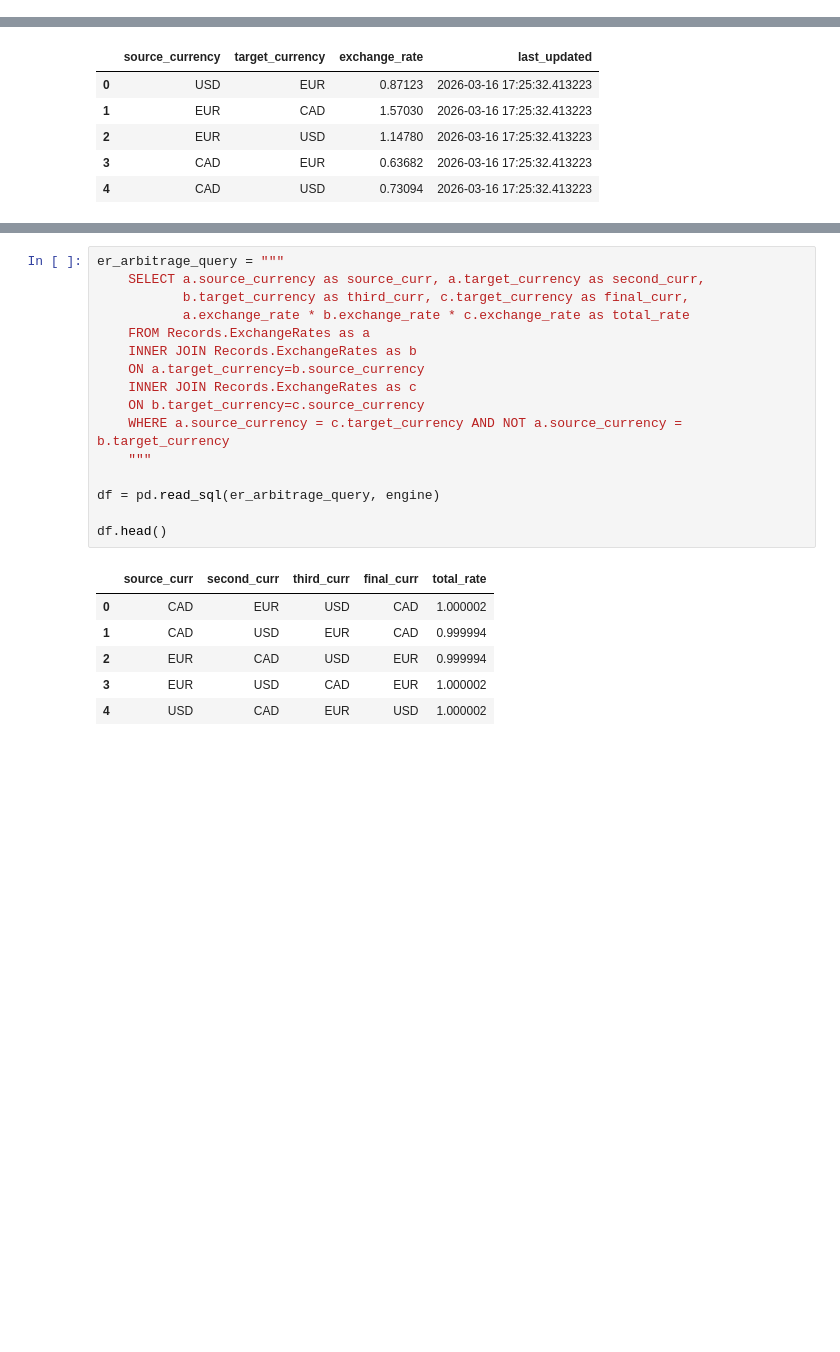
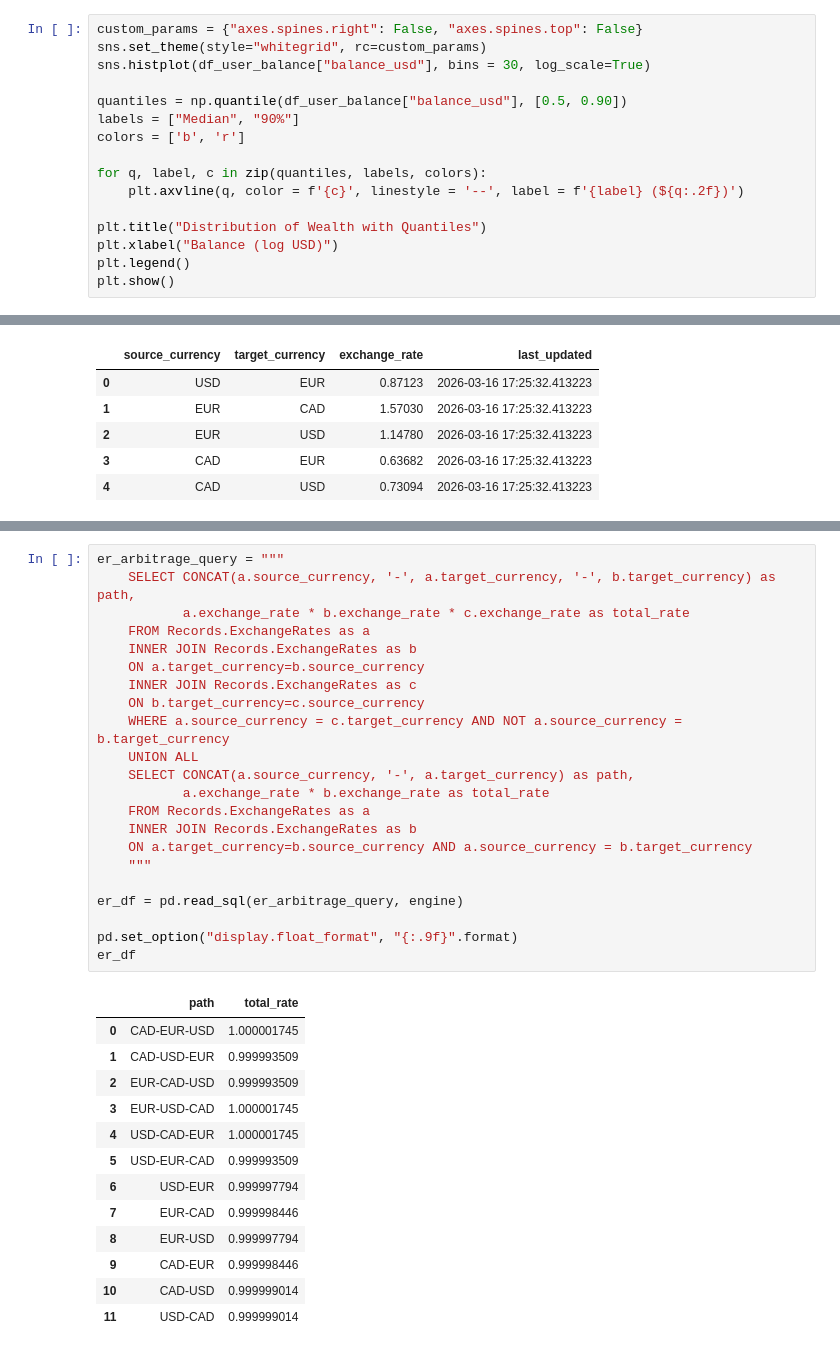
Before and after one commit to ploewen/fintech_ledger, a Jupyter notebook: analysis/db_analysis.ipynb, the cells around one changed output, grey strips where cells are left out. Cells and saved outputs as stored; diff of their text form; blank space fills up the shorter version.

```diff
--- a/analysis/db_analysis.ipynb
+++ b/analysis/db_analysis.ipynb
@@ -130,0 +146,16 @@ df
+# %%
+custom_params = {"axes.spines.right": False, "axes.spines.top": False}
+sns.set_theme(style="whitegrid", rc=custom_params)
+sns.histplot(df_user_balance["balance_usd"], bins = 30, log_scale=True)
+
+quantiles = np.quantile(df_user_balance["balance_usd"], [0.5, 0.90])
+labels = ["Median", "90%"]
+colors = ['b', 'r']
+
+for q, label, c in zip(quantiles, labels, colors):
+    plt.axvline(q, color = f'{c}', linestyle = '--', label = f'{label} (${q:.2f})')
+
+plt.title("Distribution of Wealth with Quantiles")
+plt.xlabel("Balance (log USD)")
+plt.legend()
+plt.show()
@@ -493,23 +571,36 @@ The product of the three exchange rates indicates the total conversion factor fo
 # %%
 er_arbitrage_query = """
-    SELECT a.source_currency as source_curr, a.target_currency as second_curr,
-           b.target_currency as third_curr, c.target_currency as final_curr,
+    SELECT CONCAT(a.source_currency, '-', a.target_currency, '-', b.target_currency) as path,
            a.exchange_rate * b.exchange_rate * c.exchange_rate as total_rate
     FROM Records.ExchangeRates as a
     INNER JOIN Records.ExchangeRates as b
     ON a.target_currency=b.source_currency
     INNER JOIN Records.ExchangeRates as c
     ON b.target_currency=c.source_currency
     WHERE a.source_currency = c.target_currency AND NOT a.source_currency = b.target_currency
+    UNION ALL
+    SELECT CONCAT(a.source_currency, '-', a.target_currency) as path,
+           a.exchange_rate * b.exchange_rate as total_rate
+    FROM Records.ExchangeRates as a
+    INNER JOIN Records.ExchangeRates as b
+    ON a.target_currency=b.source_currency AND a.source_currency = b.target_currency
     """
 
-df = pd.read_sql(er_arbitrage_query, engine)
+er_df = pd.read_sql(er_arbitrage_query, engine)
 
-df.head()
+pd.set_option("display.float_format", "{:.9f}".format)
+er_df
 # %% [output]
-|  | source_curr | second_curr | third_curr | final_curr | total_rate |
-| 0 | CAD | EUR | USD | CAD | 1.000002 |
-| 1 | CAD | USD | EUR | CAD | 0.999994 |
-| 2 | EUR | CAD | USD | EUR | 0.999994 |
-| 3 | EUR | USD | CAD | EUR | 1.000002 |
-| 4 | USD | CAD | EUR | USD | 1.000002 |
+|  | path | total_rate |
+| 0 | CAD-EUR-USD | 1.000001745 |
+| 1 | CAD-USD-EUR | 0.999993509 |
+| 2 | EUR-CAD-USD | 0.999993509 |
+| 3 | EUR-USD-CAD | 1.000001745 |
+| 4 | USD-CAD-EUR | 1.000001745 |
+| 5 | USD-EUR-CAD | 0.999993509 |
+| 6 | USD-EUR | 0.999997794 |
+| 7 | EUR-CAD | 0.999998446 |
+| 8 | EUR-USD | 0.999997794 |
+| 9 | CAD-EUR | 0.999998446 |
+| 10 | CAD-USD | 0.999999014 |
+| 11 | USD-CAD | 0.999999014 |
```
Also changed, not shown: parts of 27 cells of this notebook, 2 other files.
